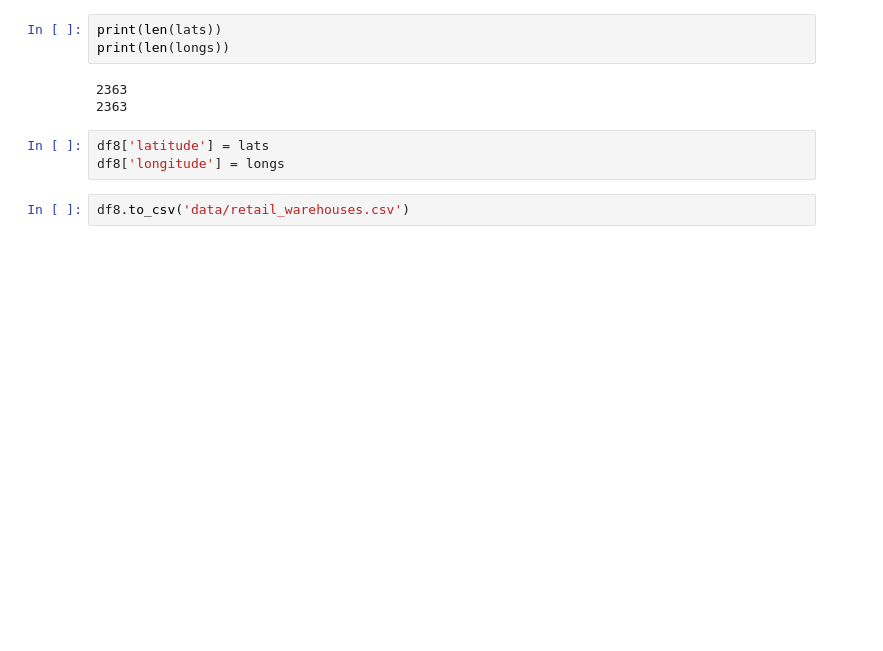
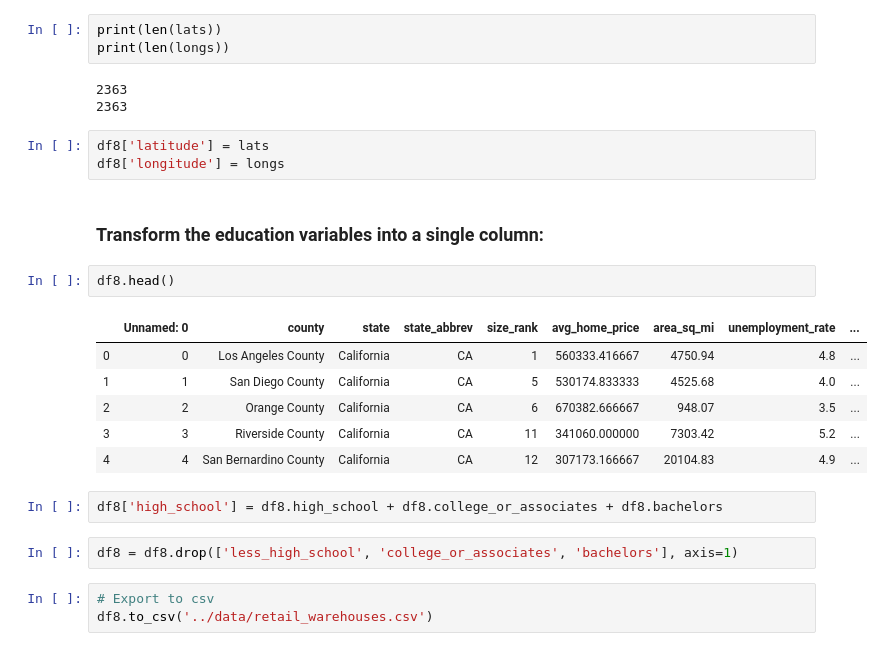
Before and after one commit to jfleury12/retail-warehouse-locations, a Jupyter notebook: notebooks/data_cleaning_county.ipynb, the cells around one changed output. Drawn from its saved outputs; the diff is of its cells as text; blank space fills up the shorter version.

```diff
--- a/notebooks/data_cleaning_county.ipynb
+++ b/notebooks/data_cleaning_county.ipynb
@@ -646,5 +646,21 @@ print(len(longs))
 # %%
 df8['latitude'] = lats
 df8['longitude'] = longs
+# %% [markdown]
+### Transform the education variables into a single column:
+# %%
+df8.head()
+# %% [output]
+|  | Unnamed: 0 | county | state | state_abbrev | size_rank | avg_home_price | area_sq_mi | unemployment_rate | ... |
+| 0 | 0 | Los Angeles County | California | CA | 1 | 560333.416667 | 4750.94 | 4.8 | ... |
+| 1 | 1 | San Diego County | California | CA | 5 | 530174.833333 | 4525.68 | 4.0 | ... |
+| 2 | 2 | Orange County | California | CA | 6 | 670382.666667 | 948.07 | 3.5 | ... |
+| 3 | 3 | Riverside County | California | CA | 11 | 341060.000000 | 7303.42 | 5.2 | ... |
+| 4 | 4 | San Bernardino County | California | CA | 12 | 307173.166667 | 20104.83 | 4.9 | ... |
+# %%
+df8['high_school'] = df8.high_school + df8.college_or_associates + df8.bachelors
+# %%
+df8 = df8.drop(['less_high_school', 'college_or_associates', 'bachelors'], axis=1)
 # %%
-df8.to_csv('data/retail_warehouses.csv')
+# Export to csv
+df8.to_csv('../data/retail_warehouses.csv')
```
